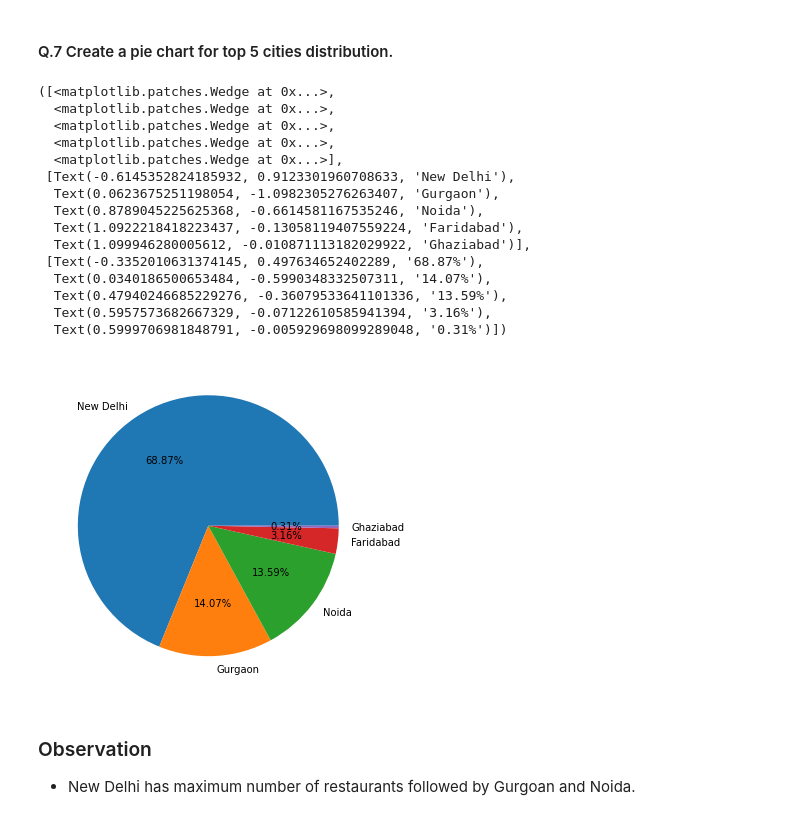
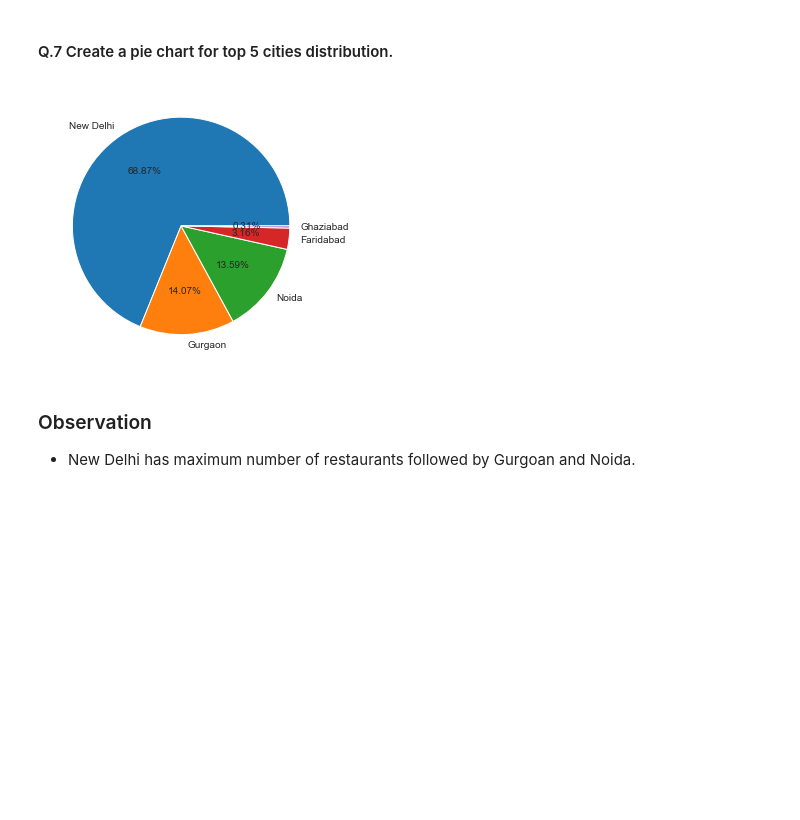
Before and after one commit to kirandhasade/zomato_data_analysis, a Jupyter notebook: Zomato dataset.ipynb, the cells around one changed output. Drawn from its saved outputs; the diff is of its cells as text; code cells hidden in the pictures; blank space fills up the shorter version.

```diff
--- a/Zomato dataset.ipynb
+++ b/Zomato dataset.ipynb
@@ -395,24 +386,9 @@ final_df[['has_online_delivery','country']].groupby(['has_online_delivery','coun
 city_values=final_df.city.value_counts().values[:5]
 city_labels=final_df.city.value_counts().index[:5]
 # %%
-plt.pie(city_values,labels=city_labels,autopct='%1.2f%%')
+graph=plt.pie(city_values,labels=city_labels,autopct='%1.2f%%')
 # %% [output]
-([<matplotlib.patches.Wedge at 0x...>,
-  <matplotlib.patches.Wedge at 0x...>,
-  <matplotlib.patches.Wedge at 0x...>,
-  <matplotlib.patches.Wedge at 0x...>,
-  <matplotlib.patches.Wedge at 0x...>],
- [Text(-0.6145352824185932, 0.9123301960708633, 'New Delhi'),
-  Text(0.0623675251198054, -1.0982305276263407, 'Gurgaon'),
-  Text(0.8789045225625368, -0.6614581167535246, 'Noida'),
-  Text(1.0922218418223437, -0.13058119407559224, 'Faridabad'),
-  Text(1.099946280005612, -0.010871113182029922, 'Ghaziabad')],
- [Text(-0.3352010631374145, 0.497634652402289, '68.87%'),
-  Text(0.0340186500653484, -0.5990348332507311, '14.07%'),
-  Text(0.47940246685229276, -0.36079533641101336, '13.59%'),
-  Text(0.5957573682667329, -0.07122610585941394, '3.16%'),
-  Text(0.5999706981848791, -0.005929698099289048, '0.31%')])
-[figure, old version]
+[figure, new version]
 # %% [markdown]
 ### Observation
 - New Delhi has maximum number of restaurants followed by Gurgoan and Noida.
```
Also changed, not shown: parts of 6 cells of this notebook.
